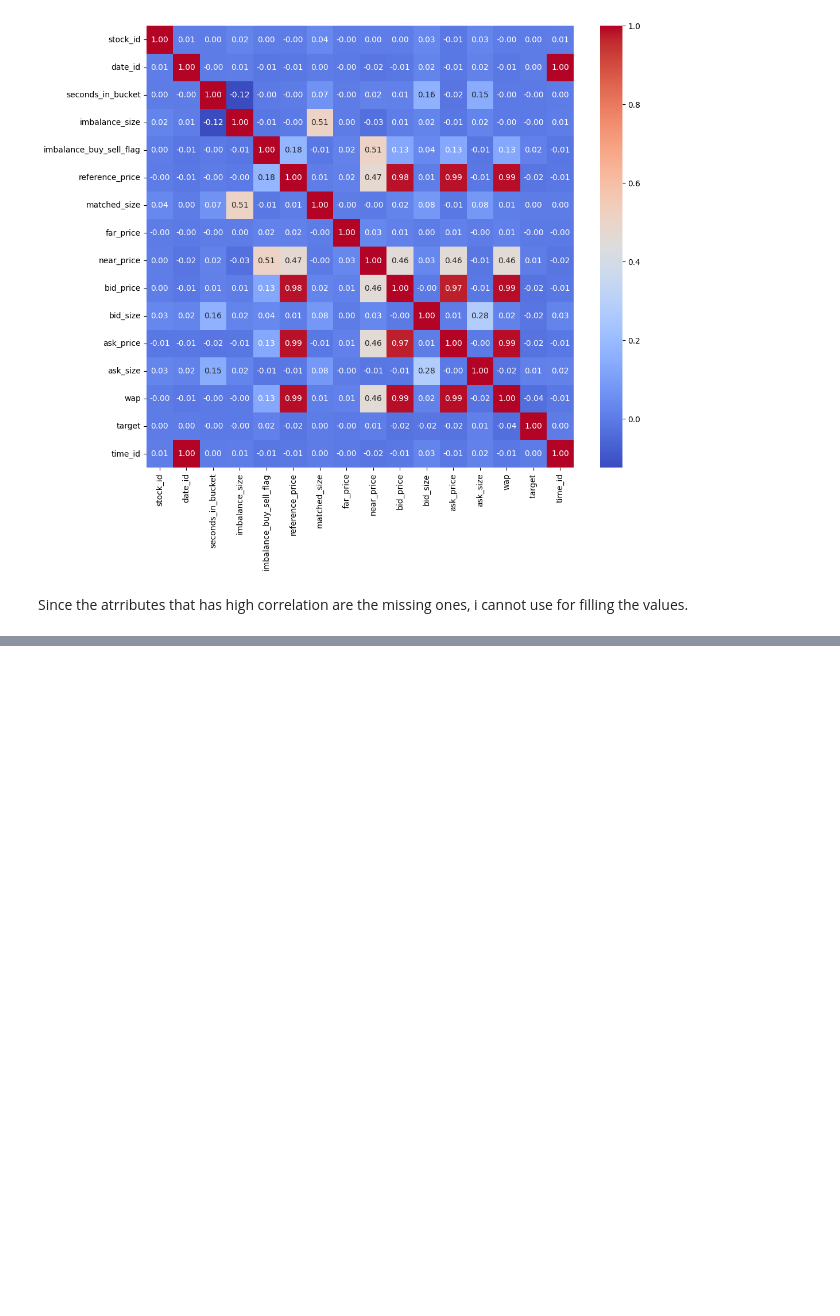
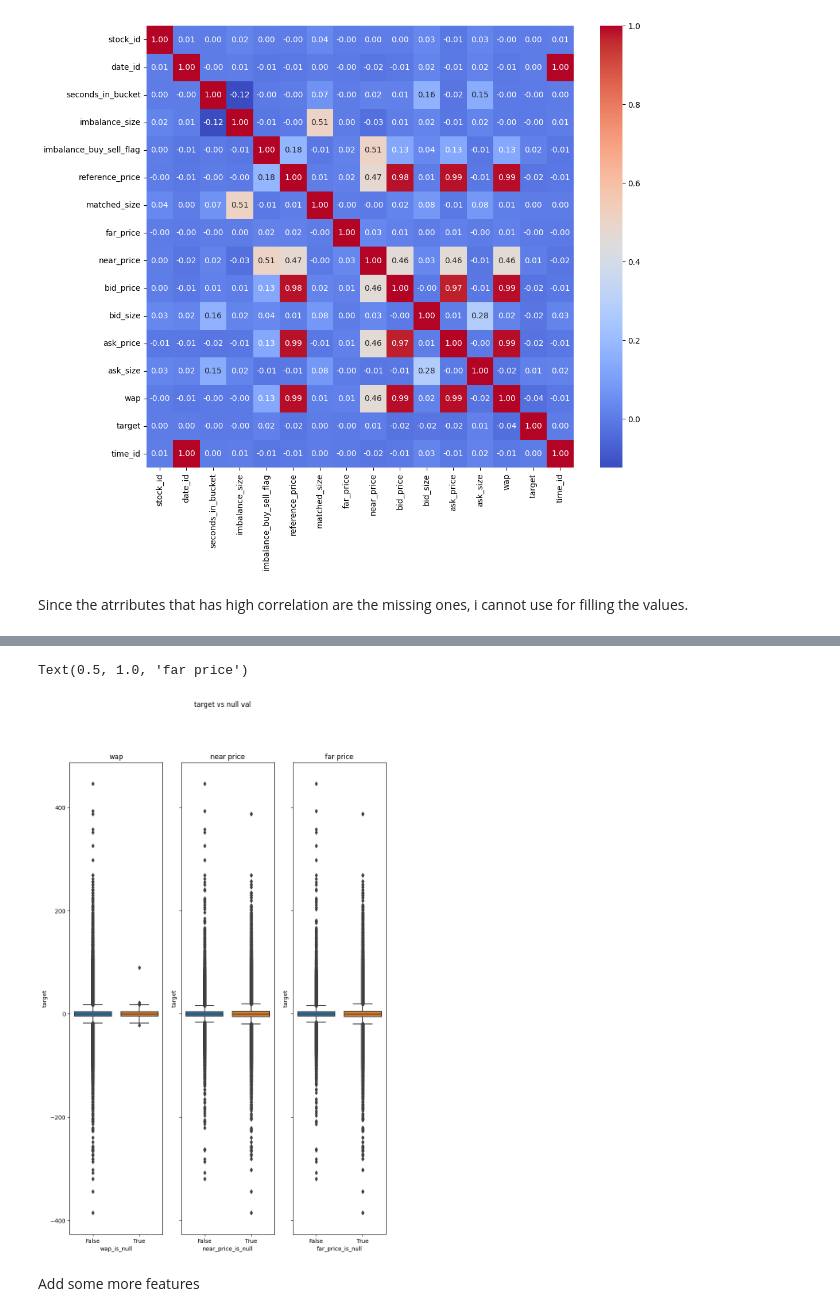
Before and after one commit to mtban26/close_movement_pred, a Jupyter notebook: project.ipynb, the cells around one changed output, grey strips where cells are left out. Cells and saved outputs as stored; diff of their text form; code cells hidden in the pictures; blank space fills up the shorter version.

```diff
--- a/project.ipynb
+++ b/project.ipynb
@@ -158,0 +219,16 @@ Since the atrributes that has high correlation are the missing ones, i cannot us
+# %%
+df_copy['far_price_is_null'] = df_copy['far_price'].isnull()
+# %%
+fig, axes = plt.subplots(1, 3, figsize=(10, 15), sharey=True)
+fig.suptitle('target vs null val')
+sns.boxplot(ax=axes[0], x='wap_is_null', y='target', data=df_copy)
+axes[0].set_title("wap")
+sns.boxplot(ax=axes[1], x='near_price_is_null', y='target', data=df_copy)
+axes[1].set_title("near price")
+sns.boxplot(ax=axes[2], x='far_price_is_null', y='target', data=df_copy)
+axes[2].set_title("far price")
+# %% [output]
+Text(0.5, 1.0, 'far price')
+[figure, added]
+# %% [markdown]
+Add some more features
```
Also changed, not shown: parts of 15 cells of this notebook.
